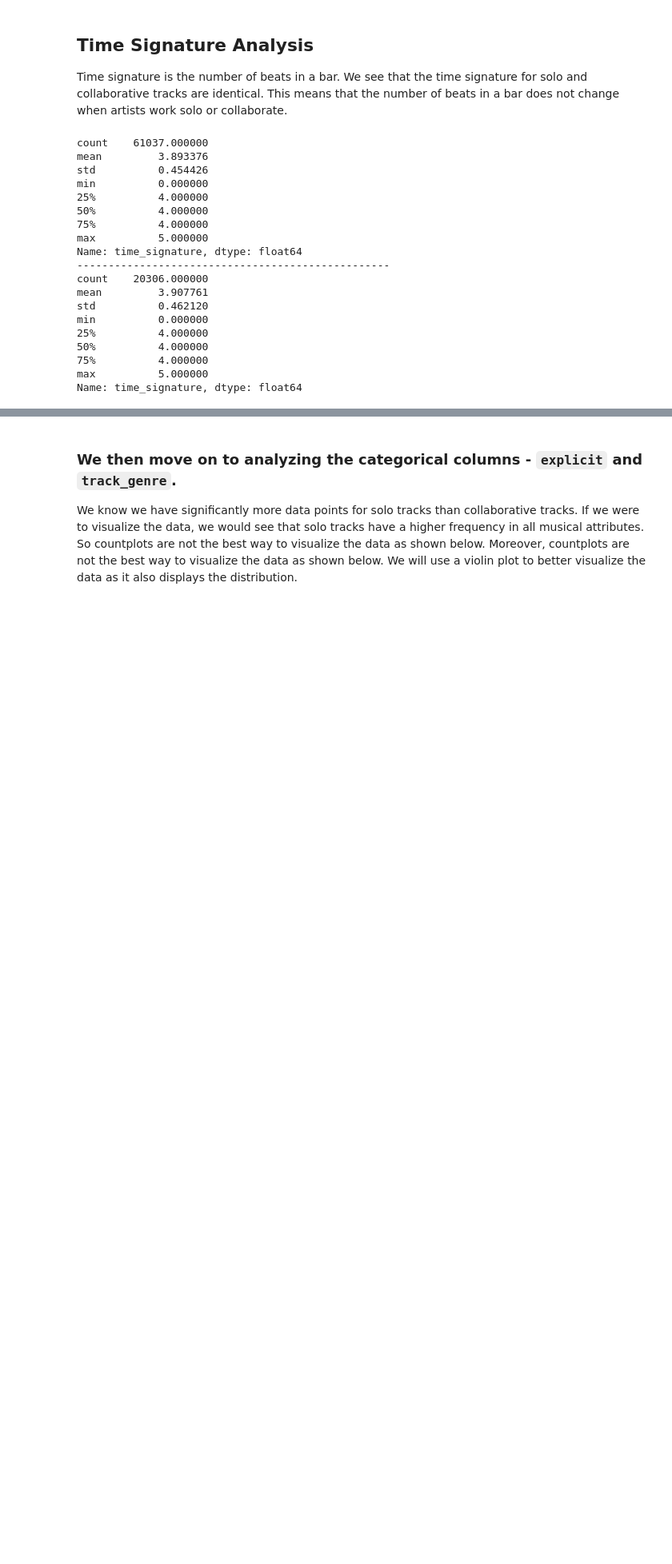
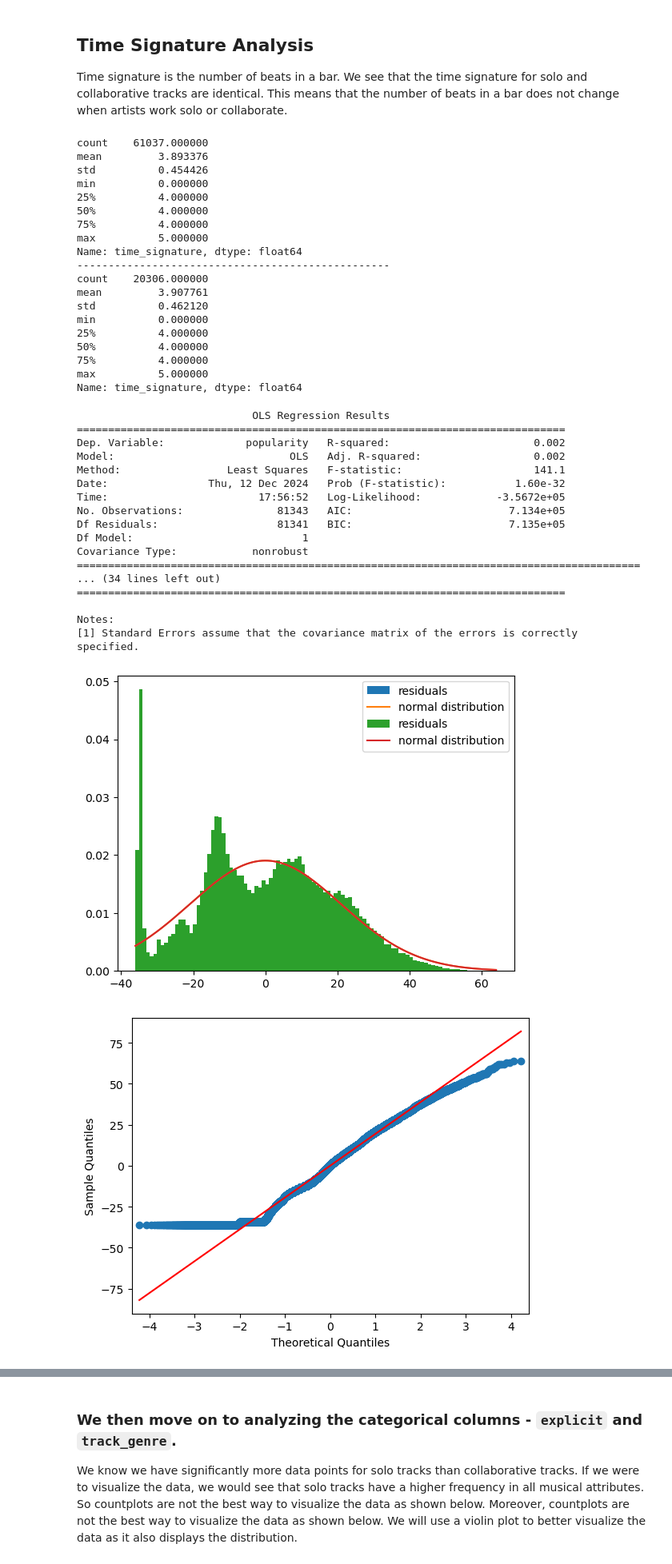
Before and after one commit to FabienThich/Solo-vs-Collab-Music, a Jupyter notebook: main.ipynb, the cells around one changed output, grey strips where cells are left out. Shown at 80% size. Cells and saved outputs as stored; diff of their text form; code cells hidden in the pictures; blank space fills up the shorter version.

Commit message:
add residuals

```diff
--- a/main.ipynb
+++ b/main.ipynb
@@ -657,0 +705,26 @@ Name: time_signature, dtype: float64
+# %%
+residuals_function_1('popularity')
+residuals_function_2(residuals_function_1('popularity'))
+# residuals = residuals_function_1('popularity').resid
+# predict =  residuals_function_1('popularity').fittedvalues
+# df_clean['popularity'] - predict
+# %% [output]
+                            OLS Regression Results
+==============================================================================
+Dep. Variable:             popularity   R-squared:                       0.002
+Model:                            OLS   Adj. R-squared:                  0.002
+Method:                 Least Squares   F-statistic:                     141.1
+Date:                Thu, 12 Dec 2024   Prob (F-statistic):           1.60e-32
+Time:                        17:56:52   Log-Likelihood:            -3.5672e+05
+No. Observations:               81343   AIC:                         7.134e+05
+Df Residuals:                   81341   BIC:                         7.135e+05
+Df Model:                           1
+Covariance Type:            nonrobust
+==========================================================================================
+... (34 lines left out)
+==============================================================================
+
+Notes:
+[1] Standard Errors assume that the covariance matrix of the errors is correctly specified.
+[figure, added]
+[figure, added]
```
Also changed, not shown: parts of 33 cells of this notebook.
